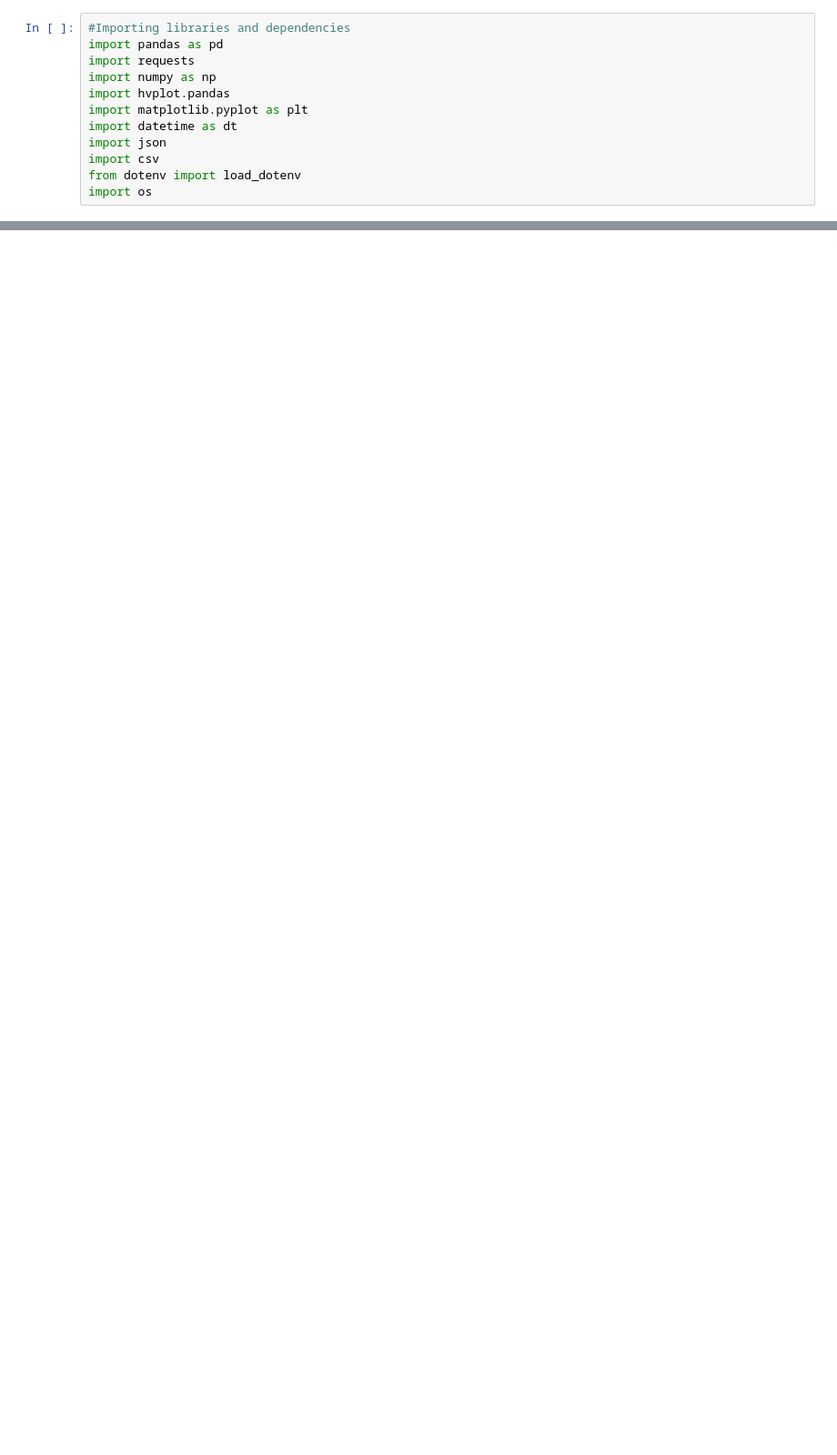
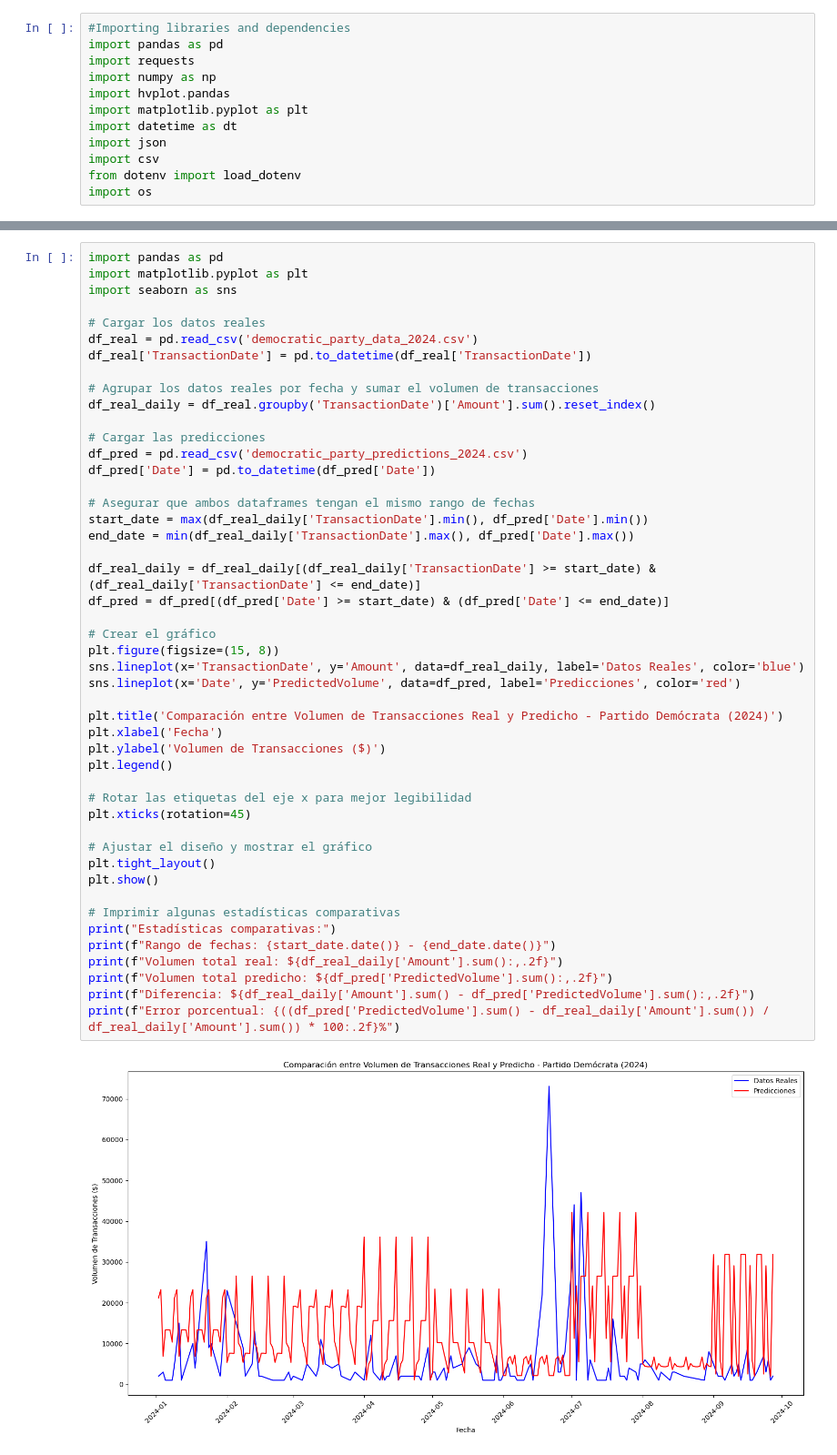
Before and after one commit to hackerbyhobby/team-congress, a Jupyter notebook: Bulk_work/BulkCongress_organization.ipynb, the cells around one changed output, grey strips where cells are left out. Shown at 91% size. Drawn from its saved outputs; the diff is of its cells as text; blank space fills up the shorter version.

```diff
--- a/Bulk_work/BulkCongress_organization.ipynb
+++ b/Bulk_work/BulkCongress_organization.ipynb
@@ -435,0 +617,49 @@ Top 5 transactions on the outlier date:
+# %%
+import pandas as pd
+import matplotlib.pyplot as plt
+import seaborn as sns
+
+# Cargar los datos reales
+df_real = pd.read_csv('democratic_party_data_2024.csv')
+df_real['TransactionDate'] = pd.to_datetime(df_real['TransactionDate'])
+
+# Agrupar los datos reales por fecha y sumar el volumen de transacciones
+df_real_daily = df_real.groupby('TransactionDate')['Amount'].sum().reset_index()
+
+# Cargar las predicciones
+df_pred = pd.read_csv('democratic_party_predictions_2024.csv')
+df_pred['Date'] = pd.to_datetime(df_pred['Date'])
+
+# Asegurar que ambos dataframes tengan el mismo rango de fechas
+start_date = max(df_real_daily['TransactionDate'].min(), df_pred['Date'].min())
+end_date = min(df_real_daily['TransactionDate'].max(), df_pred['Date'].max())
+
+df_real_daily = df_real_daily[(df_real_daily['TransactionDate'] >= start_date) & (df_real_daily['TransactionDate'] <= end_date)]
+df_pred = df_pred[(df_pred['Date'] >= start_date) & (df_pred['Date'] <= end_date)]
+
+# Crear el gráfico
+plt.figure(figsize=(15, 8))
+sns.lineplot(x='TransactionDate', y='Amount', data=df_real_daily, label='Datos Reales', color='blue')
+sns.lineplot(x='Date', y='PredictedVolume', data=df_pred, label='Predicciones', color='red')
+
+plt.title('Comparación entre Volumen de Transacciones Real y Predicho - Partido Demócrata (2024)')
+plt.xlabel('Fecha')
+plt.ylabel('Volumen de Transacciones ($)')
+plt.legend()
+
+# Rotar las etiquetas del eje x para mejor legibilidad
+plt.xticks(rotation=45)
+
+# Ajustar el diseño y mostrar el gráfico
+plt.tight_layout()
+plt.show()
+
+# Imprimir algunas estadísticas comparativas
+print("Estadísticas comparativas:")
+print(f"Rango de fechas: {start_date.date()} - {end_date.date()}")
+print(f"Volumen total real: ${df_real_daily['Amount'].sum():,.2f}")
+print(f"Volumen total predicho: ${df_pred['PredictedVolume'].sum():,.2f}")
+print(f"Diferencia: ${df_real_daily['Amount'].sum() - df_pred['PredictedVolume'].sum():,.2f}")
+print(f"Error porcentual: {((df_pred['PredictedVolume'].sum() - df_real_daily['Amount'].sum()) / df_real_daily['Amount'].sum()) * 100:.2f}%")
+# %% [output]
+[figure, added]
```
Also changed, not shown: parts of 15 cells of this notebook, 17 other files.
